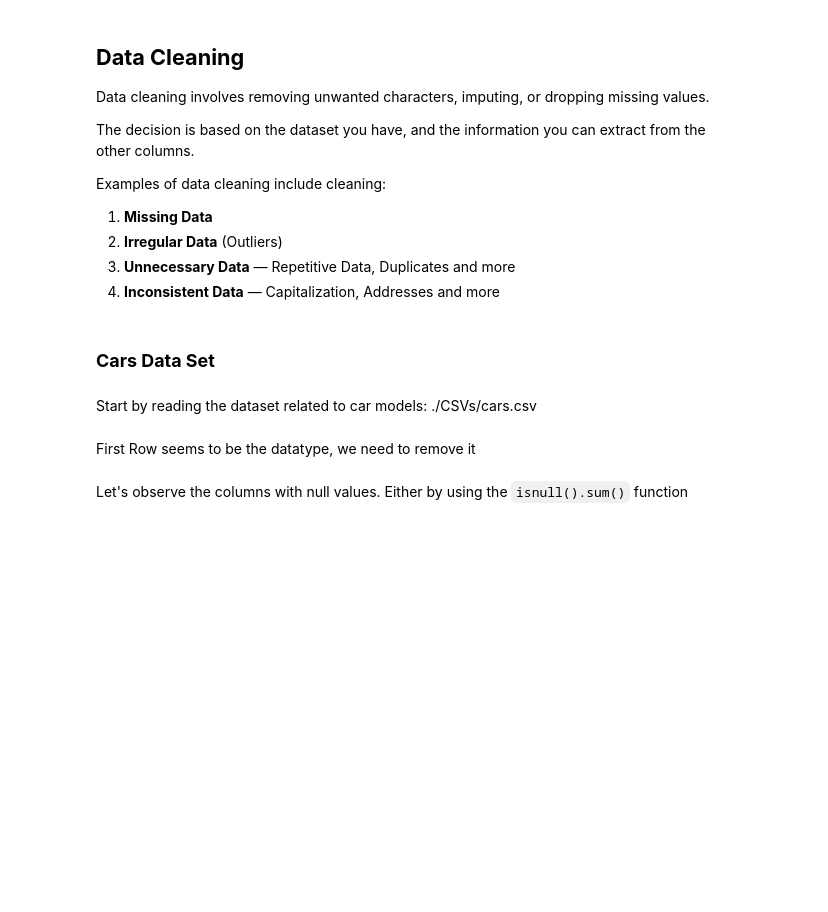
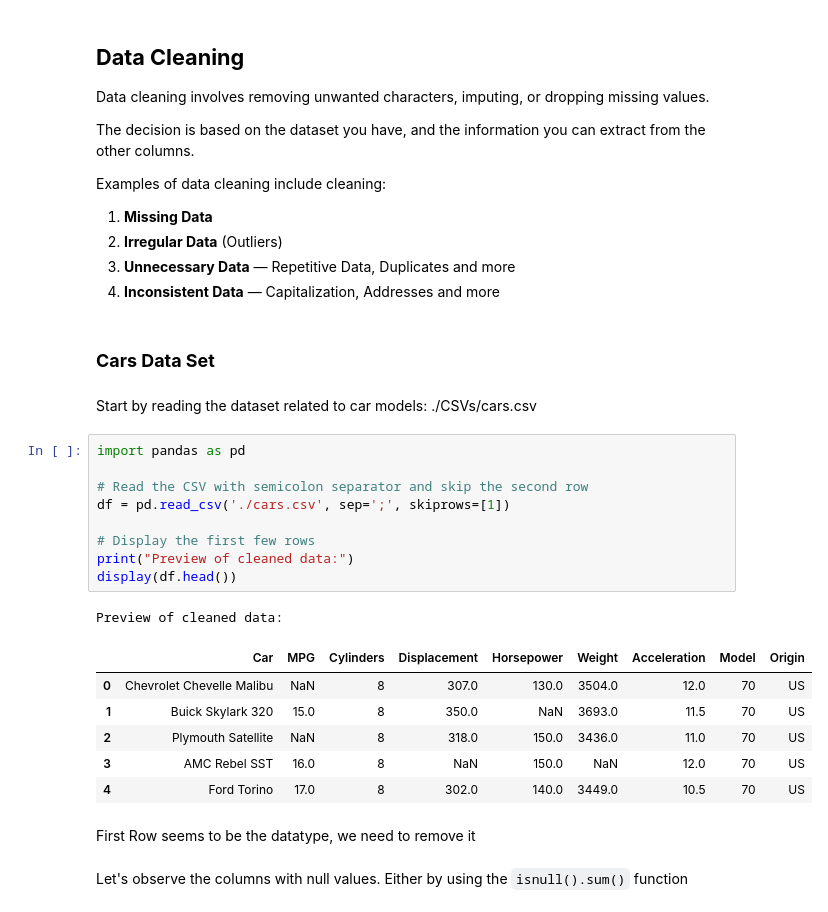
Before and after one commit to FenilPatel1279/lab-mlp, a Jupyter notebook: week5Lab_Students (1).ipynb, the cells around one changed output. Saved outputs shown, nothing was run; the diff lists cells and outputs as text; blank space fills up the shorter version.

```diff
--- a/week5Lab_Students (1).ipynb
+++ b/week5Lab_Students (1).ipynb
@@ -339,6 +381,23 @@ Examples of data cleaning include cleaning:
 ### **Cars Data Set**
 # %% [markdown]
 Start by reading the dataset related to car models: ./CSVs/cars.csv
+# %%
+import pandas as pd
+
+# Read the CSV with semicolon separator and skip the second row
+df = pd.read_csv('./cars.csv', sep=';', skiprows=[1])
+
+# Display the first few rows
+print("Preview of cleaned data:")
+display(df.head())
+# %% [output]
+Preview of cleaned data:
+|  | Car | MPG | Cylinders | Displacement | Horsepower | Weight | Acceleration | Model | Origin |
+| 0 | Chevrolet Chevelle Malibu | NaN | 8 | 307.0 | 130.0 | 3504.0 | 12.0 | 70 | US |
+| 1 | Buick Skylark 320 | 15.0 | 8 | 350.0 | NaN | 3693.0 | 11.5 | 70 | US |
+| 2 | Plymouth Satellite | NaN | 8 | 318.0 | 150.0 | 3436.0 | 11.0 | 70 | US |
+| 3 | AMC Rebel SST | 16.0 | 8 | NaN | 150.0 | NaN | 12.0 | 70 | US |
+| 4 | Ford Torino | 17.0 | 8 | 302.0 | 140.0 | 3449.0 | 10.5 | 70 | US |
 # %% [markdown]
 First Row seems to be the datatype, we need to remove it
 # %% [markdown]
```
Also changed, not shown: parts of 14 cells of this notebook.
